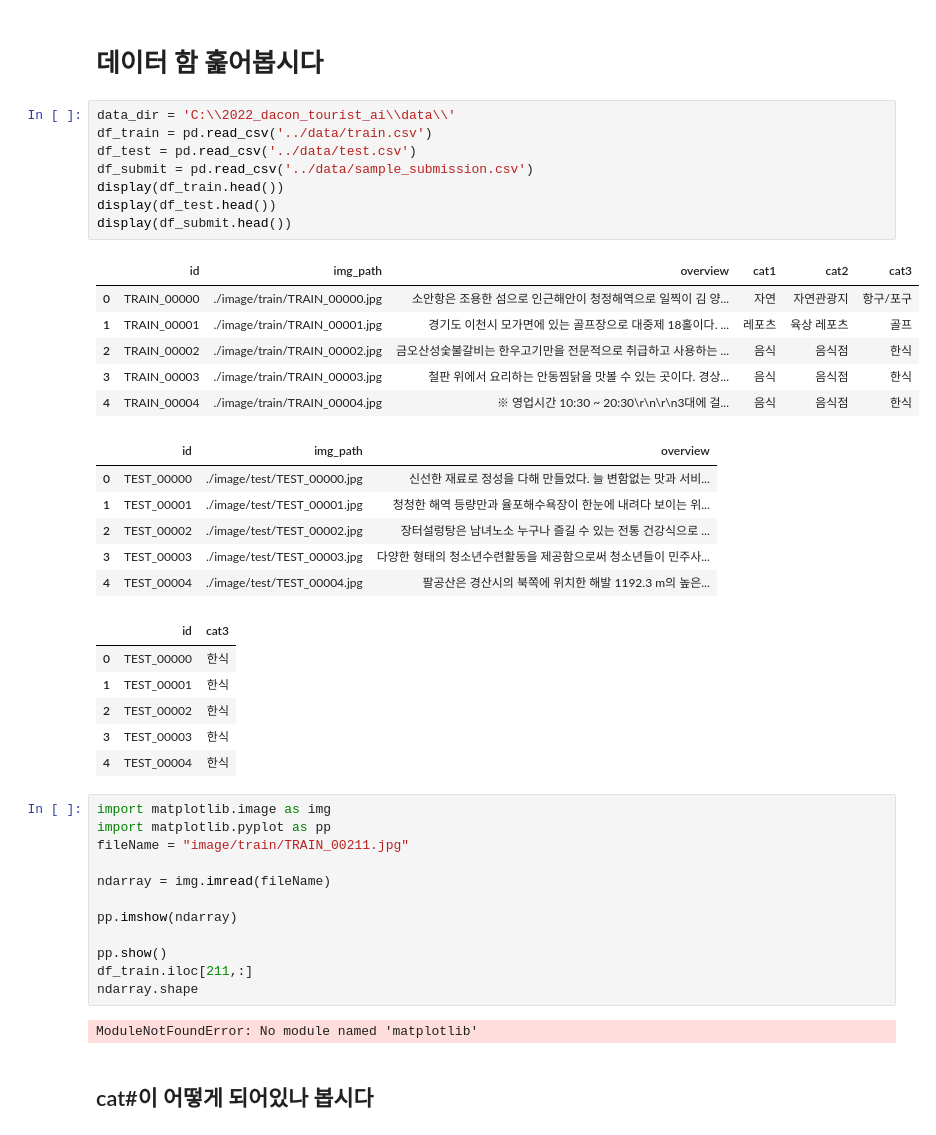
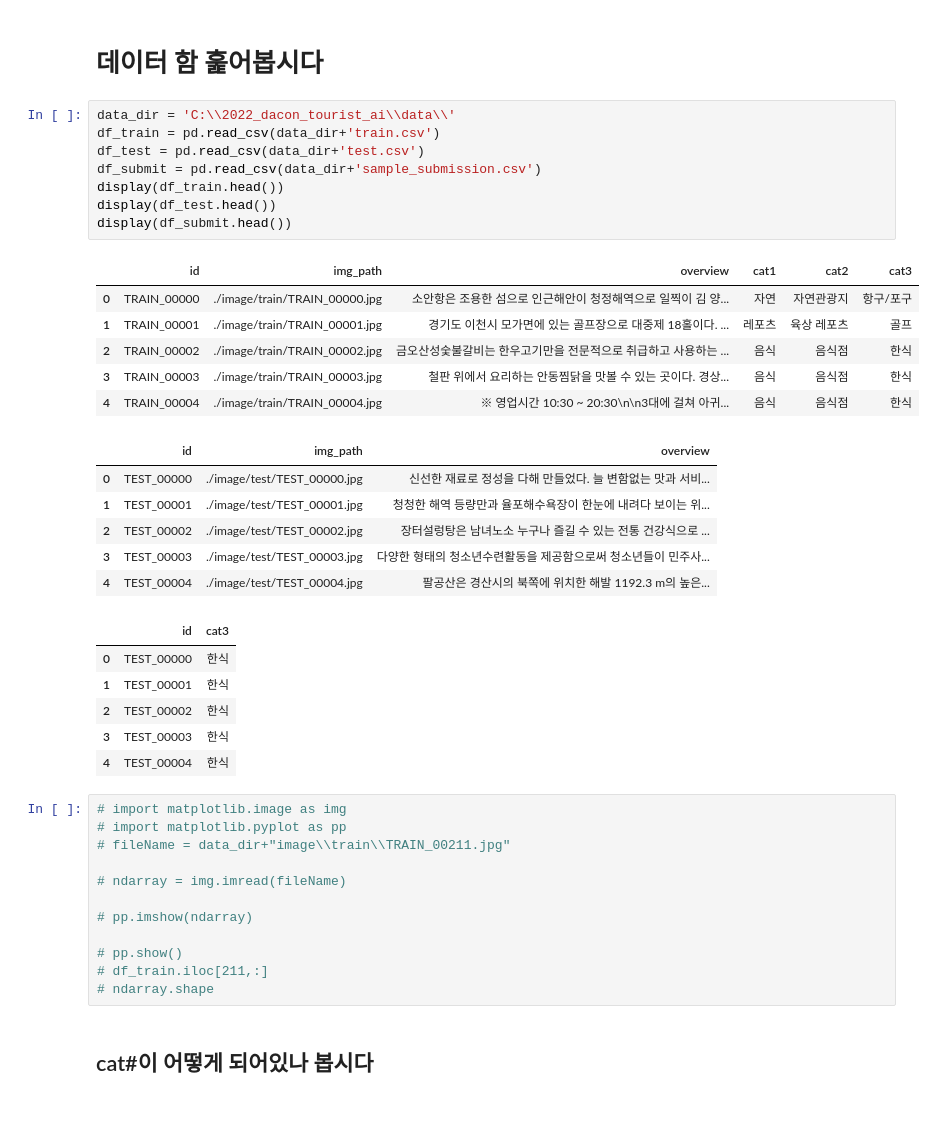
Before and after one commit to yeongwoong43/2022_dacon_tourist_ai, a Jupyter notebook: code/220928_관광데이터_AI.ipynb, the cells around one changed output. Drawn from its saved outputs; the diff is of its cells as text.

```diff
--- a/code/220928_관광데이터_AI.ipynb
+++ b/code/220928_관광데이터_AI.ipynb
@@ -23,19 +36,19 @@ You should probably TRAIN this model on a down-stream task to be able to use it
 # 데이터 함 훑어봅시다
 # %%
 data_dir = 'C:\\2022_dacon_tourist_ai\\data\\'
-df_train = pd.read_csv('../data/train.csv')
-df_test = pd.read_csv('../data/test.csv')
-df_submit = pd.read_csv('../data/sample_submission.csv')
+df_train = pd.read_csv(data_dir+'train.csv')
+df_test = pd.read_csv(data_dir+'test.csv')
+df_submit = pd.read_csv(data_dir+'sample_submission.csv')
 display(df_train.head())
 display(df_test.head())
 display(df_submit.head())
 # %% [output]
 |  | id | img_path | overview | cat1 | cat2 | cat3 |
 | 0 | TRAIN_00000 | ./image/train/TRAIN_00000.jpg | 소안항은 조용한 섬으로 인근해안이 청정해역으로 일찍이 김 양... | 자연 | 자연관광지 | 항구/포구 |
 | 1 | TRAIN_00001 | ./image/train/TRAIN_00001.jpg | 경기도 이천시 모가면에 있는 골프장으로 대중제 18홀이다. ... | 레포츠 | 육상 레포츠 | 골프 |
 | 2 | TRAIN_00002 | ./image/train/TRAIN_00002.jpg | 금오산성숯불갈비는 한우고기만을 전문적으로 취급하고 사용하는 ... | 음식 | 음식점 | 한식 |
 | 3 | TRAIN_00003 | ./image/train/TRAIN_00003.jpg | 철판 위에서 요리하는 안동찜닭을 맛볼 수 있는 곳이다. 경상... | 음식 | 음식점 | 한식 |
-| 4 | TRAIN_00004 | ./image/train/TRAIN_00004.jpg | ※ 영업시간 10:30 ~ 20:30\r\n\r\n3대에 걸... | 음식 | 음식점 | 한식 |
+| 4 | TRAIN_00004 | ./image/train/TRAIN_00004.jpg | ※ 영업시간 10:30 ~ 20:30\n\n3대에 걸쳐 아귀... | 음식 | 음식점 | 한식 |
 |  | id | img_path | overview |
 | 0 | TEST_00000 | ./image/test/TEST_00000.jpg | 신선한 재료로 정성을 다해 만들었다. 늘 변함없는 맛과 서비... |
 | 1 | TEST_00001 | ./image/test/TEST_00001.jpg | 청청한 해역 등량만과 율포해수욕장이 한눈에 내려다 보이는 위... |
@@ -49,19 +62,17 @@ display(df_submit.head())
 | 3 | TEST_00003 | 한식 |
 | 4 | TEST_00004 | 한식 |
 # %%
-import matplotlib.image as img
-import matplotlib.pyplot as pp
-fileName = "image/train/TRAIN_00211.jpg"
+# import matplotlib.image as img
+# import matplotlib.pyplot as pp
+# fileName = data_dir+"image\\train\\TRAIN_00211.jpg"
 
-ndarray = img.imread(fileName)
+# ndarray = img.imread(fileName)
 
-pp.imshow(ndarray)
+# pp.imshow(ndarray)
 
-pp.show()
-df_train.iloc[211,:]
-ndarray.shape
+# pp.show()
+# df_train.iloc[211,:]
+# ndarray.shape
-# %% [output]
-ModuleNotFoundError: No module named 'matplotlib'
 # %% [markdown]
 ## cat#이 어떻게 되어있나 봅시다
 # %%
```
Also changed, not shown: parts of 16 cells of this notebook, 4 other files.
